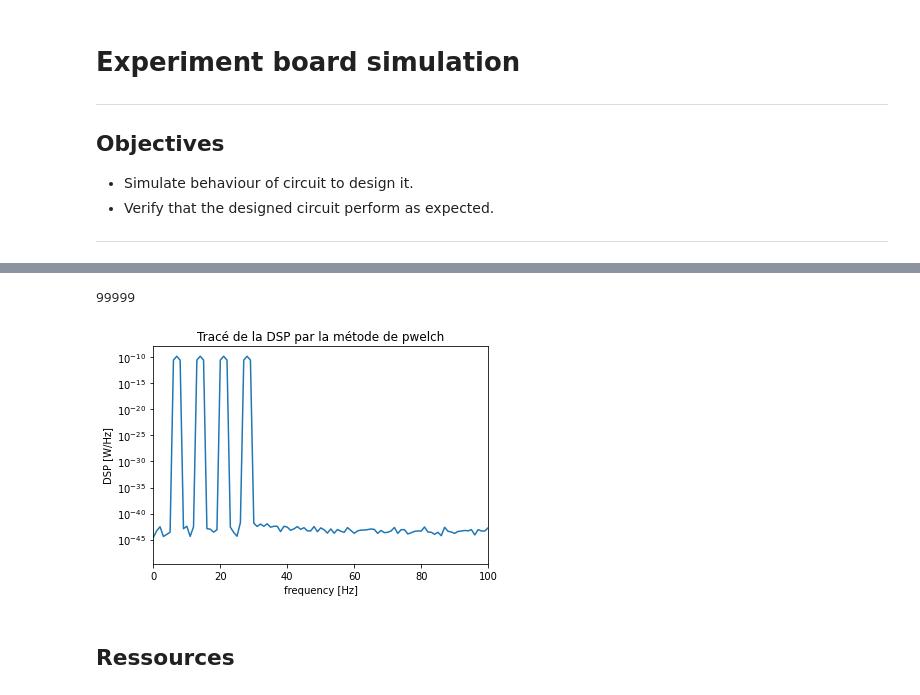
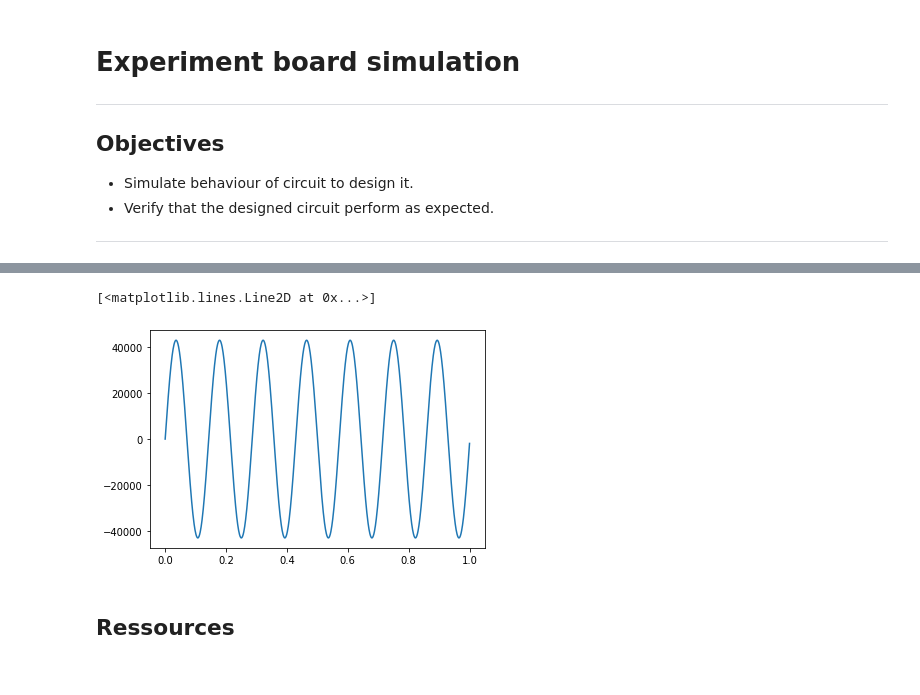
Before and after one commit to SpaceTech-Orleans/EXP_SCHUMANN, a Jupyter notebook: Simulations_LTSPICE/schumann_board_simu.ipynb, the cells around one changed output, grey strips where cells are left out. Cells and saved outputs as stored; diff of their text form; code cells hidden in the pictures.

Commit message:
Add ltspice output to wav file and read file from python

```diff
--- a/Simulations_LTSPICE/schumann_board_simu.ipynb
+++ b/Simulations_LTSPICE/schumann_board_simu.ipynb
@@ -45,22 +47,0 @@ print(np.shape(signal1))
-# %%
-fs = 1/10E-6
-df = 1 # résolution en fréquence réelle
-# Calcul des paramètre de pwelch
-nfft = int((fs / df)) # longeur dft
-print(nfft)
-len_wind = nfft # taille fenetre
-overlap = 50
-# % d'overlap entre les fenetres
-fenetre = get_window('hamming', len_wind)
-# Calcul de la DSP avec pwelch
-f_welch, Pxx_den = welch(signal1[:,1], fs=fs, window=fenetre, noverlap=overlap, nfft=nfft)
-# Tracé de la DSP
-plt.semilogy(f_welch, Pxx_den)
-plt.title("Tracé de la DSP par la métode de pwelch")
-plt.xlabel('frequency [Hz]')
-plt.ylabel('DSP [W/Hz]')
-plt.xlim([0,100])
-plt.show()
-# %% [output]
-99999
-[figure, removed]
@@ -67,2 +56,9 @@ plt.show()
+# %%
+################## Read LTSpice output #################
+signal_lt = f.read_ltspice_wav(path_output+'out_preamp.wav', 32, 2)
+plt.plot(signal_lt[:,0], signal_lt[:,1])
+# %% [output]
+[<matplotlib.lines.Line2D at 0x...>]
+[figure, added]
 # %% [markdown]
 ## Ressources
```
Also changed, not shown: parts of 6 cells of this notebook, 9 other files.
